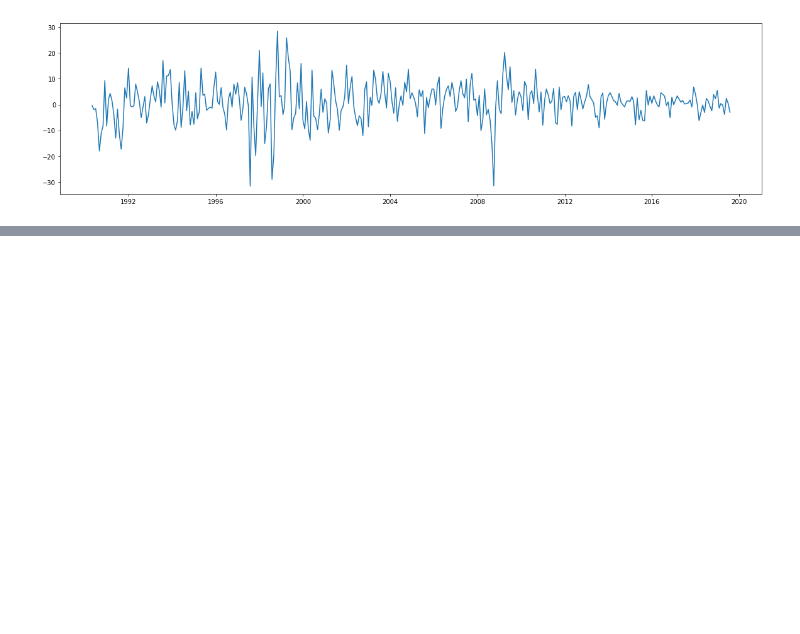
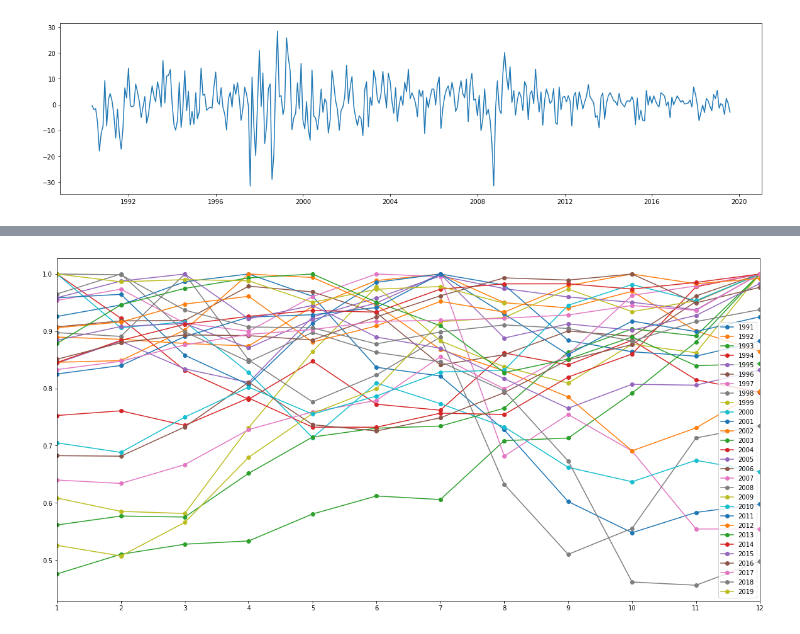
Before and after one commit to dayuapoji/IDX, a Jupyter notebook: idx_composite.ipynb, the cells around one changed output, grey strips where cells are left out. Cells and saved outputs as stored; diff of their text form; code cells hidden in the pictures; blank space fills up the shorter version.

Commit message:
idx cycle analysis
add general plot of scaled price

```diff
--- a/idx_composite.ipynb
+++ b/idx_composite.ipynb
@@ -50,0 +53,5 @@ plt.plot_date(df['DateNum'], df['Change %'], linestyle = '-', marker = '')
+# %%
+# create new columns that separate months and year
+df['Month'] = df['Date'].dt.month.astype(str)
+df['Year'] = df['Date'].dt.year.astype(str)
+df.head()
@@ -50,0 +65,4 @@ plt.plot_date(df['DateNum'], df['Change %'], linestyle = '-', marker = '')
+# %%
+# split dataframe to create dataframes of each year
+dfyear = dict(tuple(df.groupby('Year')))
+dfyear['2018']
@@ -50,0 +122,28 @@ plt.plot_date(df['DateNum'], df['Change %'], linestyle = '-', marker = '')
+# %%
+def plot(year):
+    """
+    function to plot the scaled price of a year.
+    input year can be in numeric as the function will convert it to string.
+    """
+    df = dfyear[str(year)]
+    df = df[::-1]
+    x = df.Month
+    y = df[year]
+    plt.plot(x, y , linestyle='-', marker='o')
+    plt.legend()
+
+# create list of years to be plotted
+plotyearlist = []
+plotyearstart = 1991
+
+while plotyearstart < 2020:
+    plotyearlist.append(plotyearstart)
+    plotyearstart = plotyearstart + 1
+
+# plot the scaled price of all years in the list on a single graph
+fig, ax = plt.subplots(figsize=(20,10))
+ax.set_xlim(0, 11)
+for year in plotyearlist:
+    plot(str(year))
+# %% [output]
+[figure, added]
```
Also changed, not shown: parts of 6 cells of this notebook.
